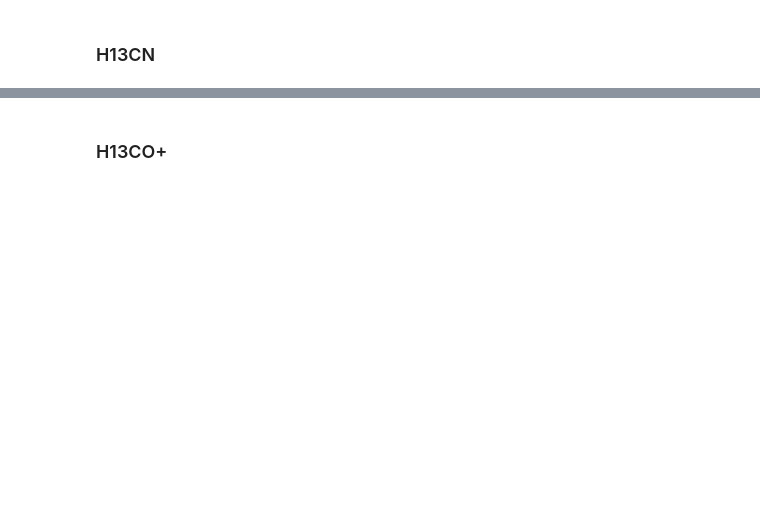
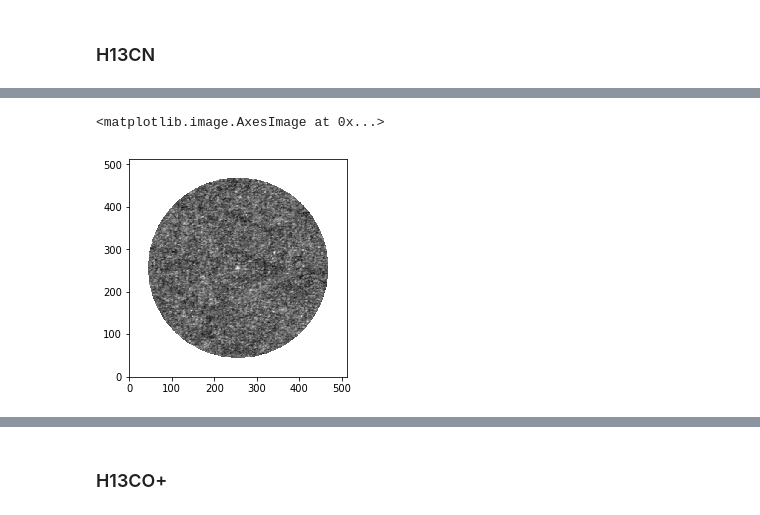
Before and after one commit to abulatek/brick, a Jupyter notebook: first_results/moment_maps.ipynb, the cells around one changed output, grey strips where cells are left out. Saved outputs shown, nothing was run; the diff lists cells and outputs as text; code cells hidden in the pictures; blank space fills up the shorter version.

```diff
--- a/first_results/moment_maps.ipynb
+++ b/first_results/moment_maps.ipynb
@@ -1,15 +0,0 @@
-# %%
-%matplotlib inline
-from spectral_cube import SpectralCube
-from spectral_cube.dask_spectral_cube import DaskSpectralCube
-import matplotlib.pyplot as plt
-from pylab import imshow
-from astropy import units as u
-import numpy as np
-from astroquery.splatalogue import Splatalogue
-import warnings
-warnings.simplefilter('ignore')
-from astropy.visualization import quantity_support
-quantity_support()
-
-plt.rcParams['image.origin'] = 'lower'
@@ -62,0 +272,3 @@ DaskVaryingResolutionSpectralCube with shape=(3, 512, 512) and unit=K and chunk
+# %%
+center_freq = 102.924253*u.GHz
+cube = get_subcube(cube_102_spw106, center_freq, 15.*u.km/u.s)
@@ -62,0 +282,9 @@ DaskVaryingResolutionSpectralCube with shape=(3, 512, 512) and unit=K and chunk
+# %%
+# Signal identification and noise estimation
+peak_intensity = cube.max(axis=0) # Take the maximum along the spectral dimension
+
+# Quick vizualization
+imshow(peak_intensity.value, cmap='gray', origin='lower')
+# %% [output]
+<matplotlib.image.AxesImage at 0x...>
+[figure, added]
```
Also changed, not shown: parts of 72 cells of this notebook, 17 other files.
